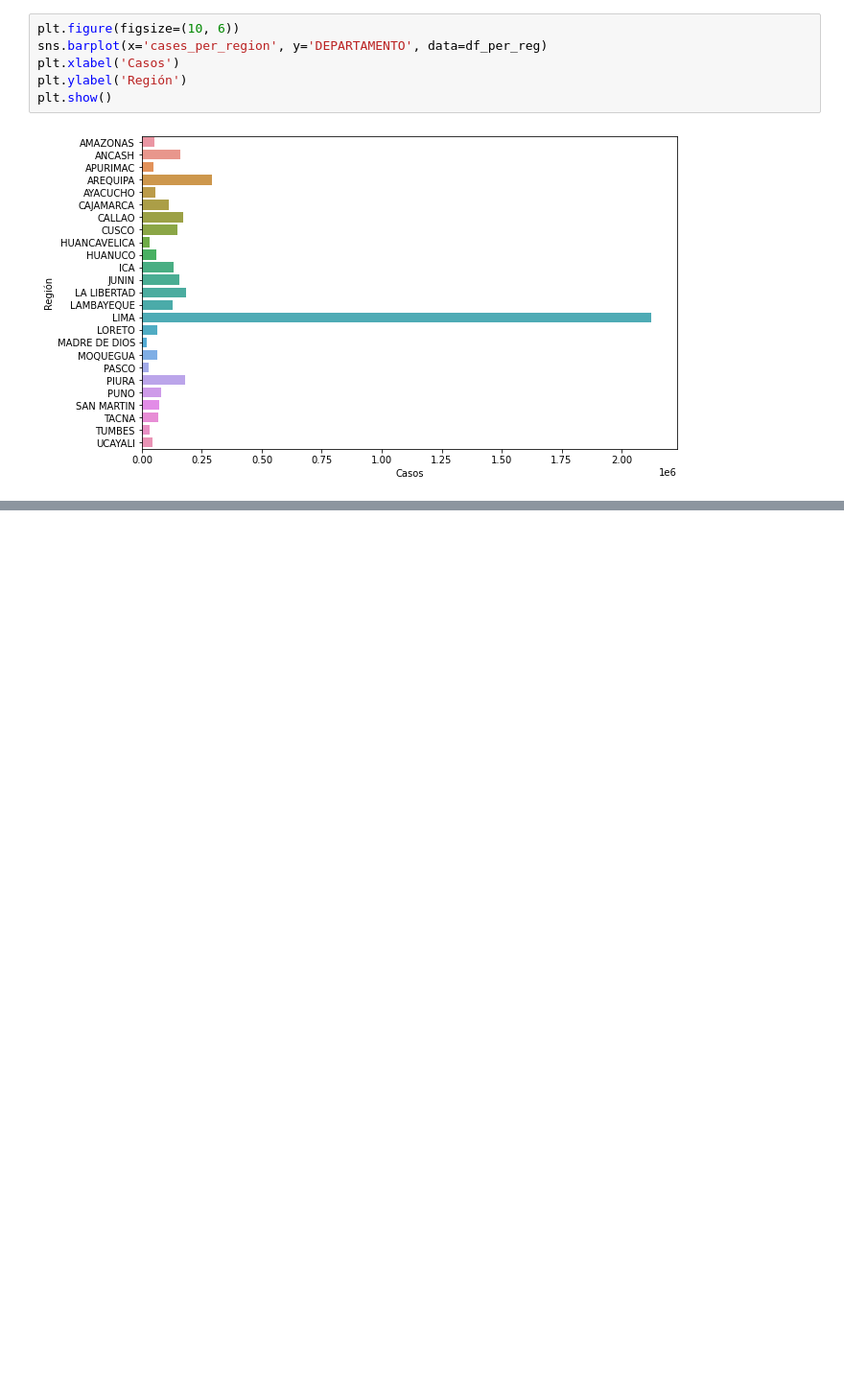
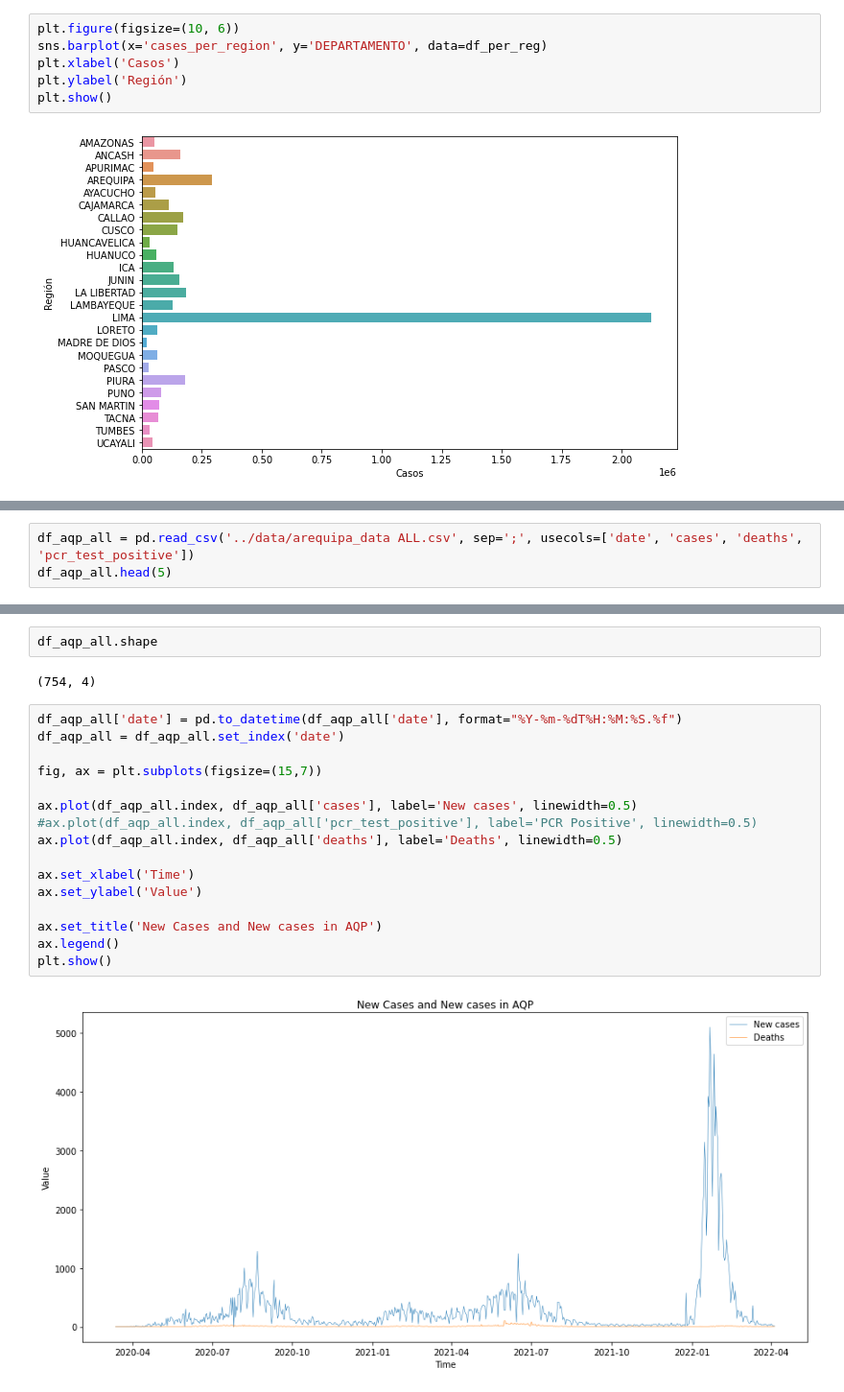
Before and after one commit to luismoroco/ML-Research-UNSA-UOKlahoma, a Jupyter notebook: visualization/main.ipynb, the cells around one changed output, grey strips where cells are left out. Shown at 96% size. Drawn from its saved outputs; the diff is of its cells as text; blank space fills up the shorter version.

```diff
--- a/visualization/main.ipynb
+++ b/visualization/main.ipynb
@@ -162,0 +318,3 @@ plt.show()
+# %%
+df_aqp_all = pd.read_csv('../data/arequipa_data ALL.csv', sep=';', usecols=['date', 'cases', 'deaths', 'pcr_test_positive'])
+df_aqp_all.head(5)
@@ -162,0 +351,22 @@ plt.show()
+# %%
+df_aqp_all.shape
+# %% [output]
+(754, 4)
+# %%
+df_aqp_all['date'] = pd.to_datetime(df_aqp_all['date'], format="%Y-%m-%dT%H:%M:%S.%f")
+df_aqp_all = df_aqp_all.set_index('date')
+
+fig, ax = plt.subplots(figsize=(15,7))
+
+ax.plot(df_aqp_all.index, df_aqp_all['cases'], label='New cases', linewidth=0.5)
+#ax.plot(df_aqp_all.index, df_aqp_all['pcr_test_positive'], label='PCR Positive', linewidth=0.5)
+ax.plot(df_aqp_all.index, df_aqp_all['deaths'], label='Deaths', linewidth=0.5)
+
+ax.set_xlabel('Time')
+ax.set_ylabel('Value')
+
+ax.set_title('New Cases and New cases in AQP')
+ax.legend()
+plt.show()
+# %% [output]
+[figure, added]
```
Also changed, not shown: parts of 45 cells of this notebook, 4 other files.
